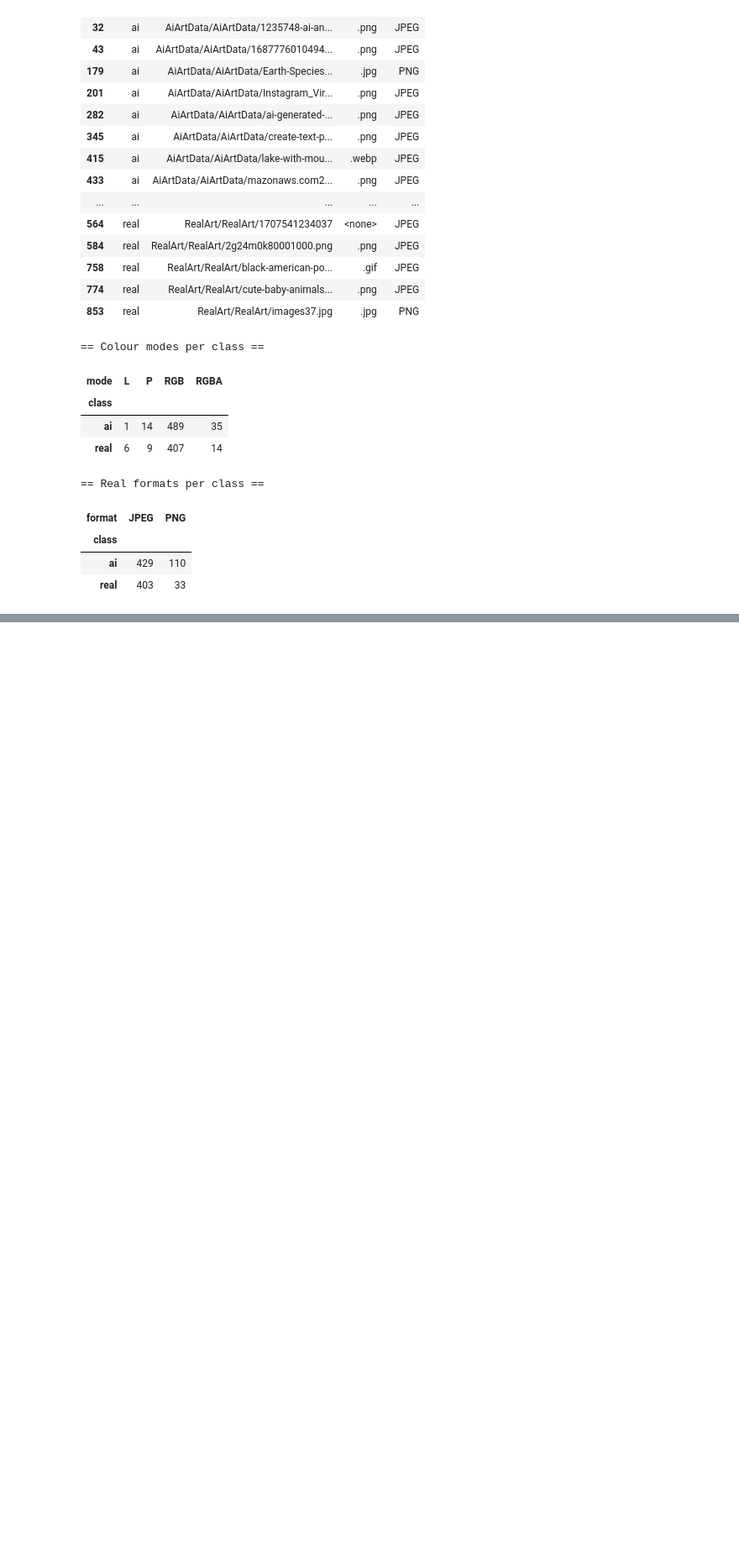
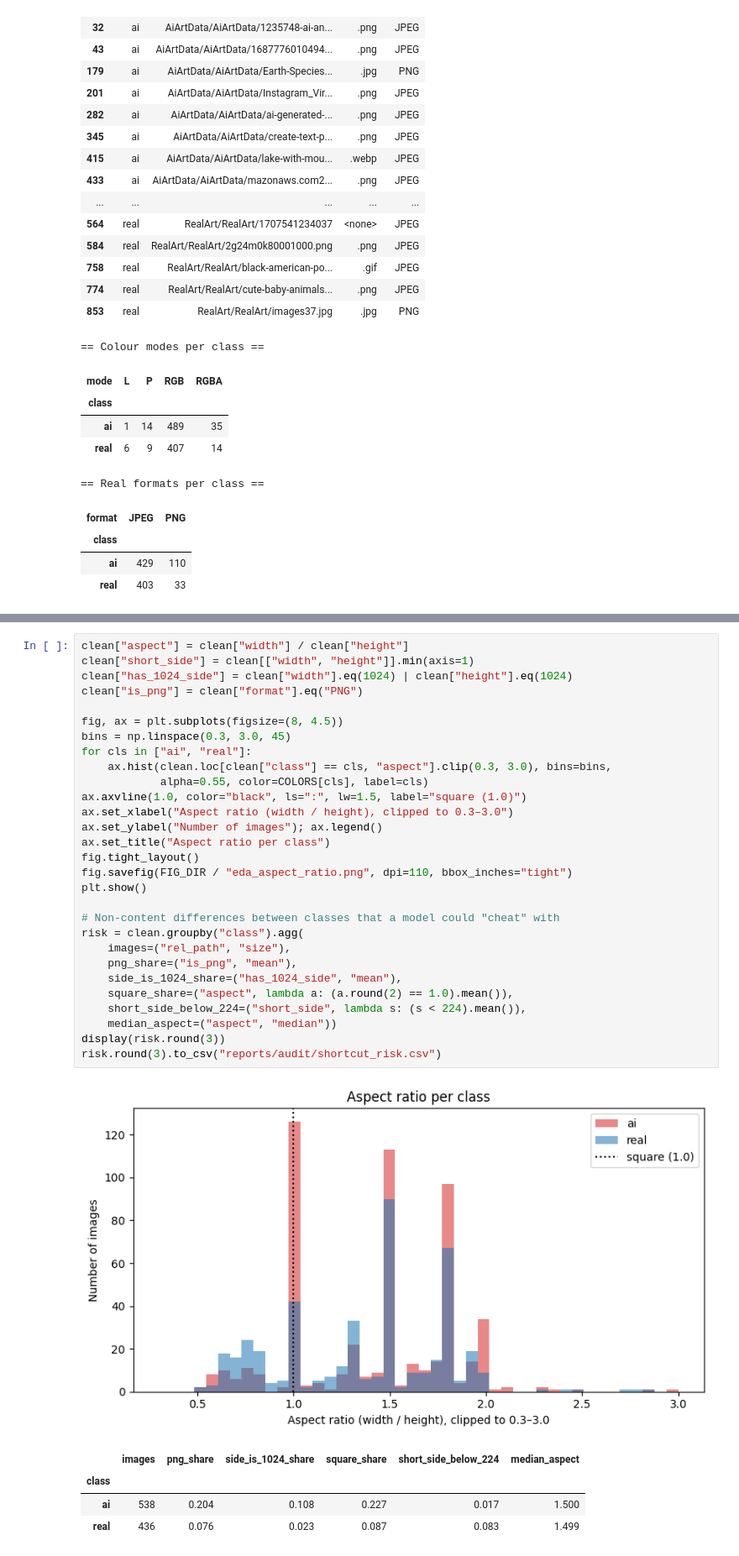
Before and after one commit to bhatti-zayan/23L-0951_A2_Ops, a Jupyter notebook: notebooks/01_data.ipynb, the cells around one changed output, grey strips where cells are left out. Shown at 84% size. Cells and saved outputs as stored; diff of their text form; blank space fills up the shorter version.

```diff
--- a/notebooks/01_data.ipynb
+++ b/notebooks/01_data.ipynb
@@ -511,0 +578,35 @@ print("\n== Real formats per class ==");  display(pd.crosstab(df["class"], df["f
+# %%
+clean["aspect"] = clean["width"] / clean["height"]
+clean["short_side"] = clean[["width", "height"]].min(axis=1)
+clean["has_1024_side"] = clean["width"].eq(1024) | clean["height"].eq(1024)
+clean["is_png"] = clean["format"].eq("PNG")
+
+fig, ax = plt.subplots(figsize=(8, 4.5))
+bins = np.linspace(0.3, 3.0, 45)
+for cls in ["ai", "real"]:
+    ax.hist(clean.loc[clean["class"] == cls, "aspect"].clip(0.3, 3.0), bins=bins,
+            alpha=0.55, color=COLORS[cls], label=cls)
+ax.axvline(1.0, color="black", ls=":", lw=1.5, label="square (1.0)")
+ax.set_xlabel("Aspect ratio (width / height), clipped to 0.3–3.0")
+ax.set_ylabel("Number of images"); ax.legend()
+ax.set_title("Aspect ratio per class")
+fig.tight_layout()
+fig.savefig(FIG_DIR / "eda_aspect_ratio.png", dpi=110, bbox_inches="tight")
+plt.show()
+
+# Non-content differences between classes that a model could "cheat" with
+risk = clean.groupby("class").agg(
+    images=("rel_path", "size"),
+    png_share=("is_png", "mean"),
+    side_is_1024_share=("has_1024_side", "mean"),
+    square_share=("aspect", lambda a: (a.round(2) == 1.0).mean()),
+    short_side_below_224=("short_side", lambda s: (s < 224).mean()),
+    median_aspect=("aspect", "median"))
+display(risk.round(3))
+risk.round(3).to_csv("reports/audit/shortcut_risk.csv")
+# %% [output]
+[figure, added]
+|  | images | png_share | side_is_1024_share | square_share | short_side_below_224 | median_aspect |
+| class |  |  |  |  |  |  |
+| ai | 538 | 0.204 | 0.108 | 0.227 | 0.017 | 1.500 |
+| real | 436 | 0.076 | 0.023 | 0.087 | 0.083 | 1.499 |
```
Also changed, not shown: parts of 3 cells of this notebook, 5 other files.
